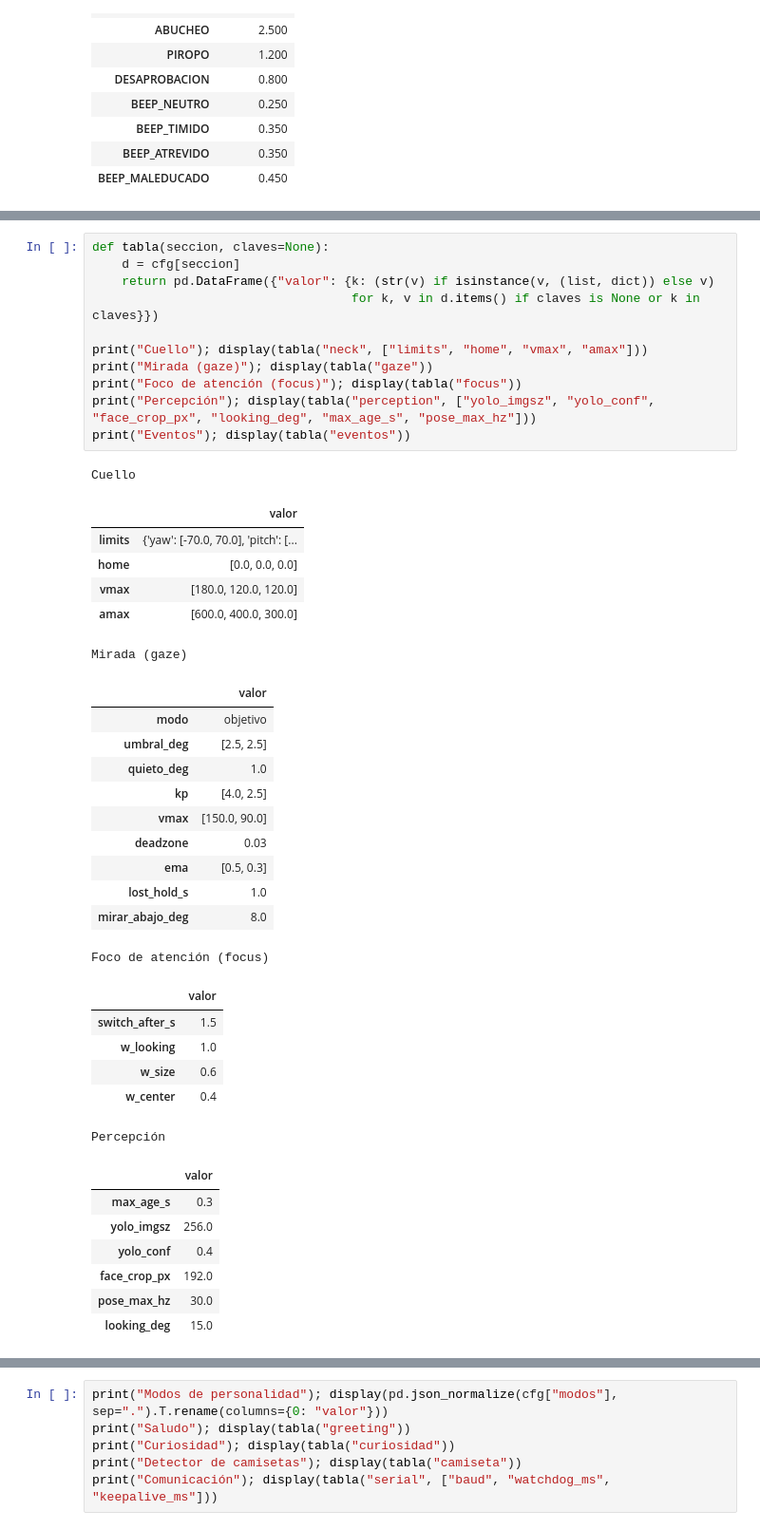
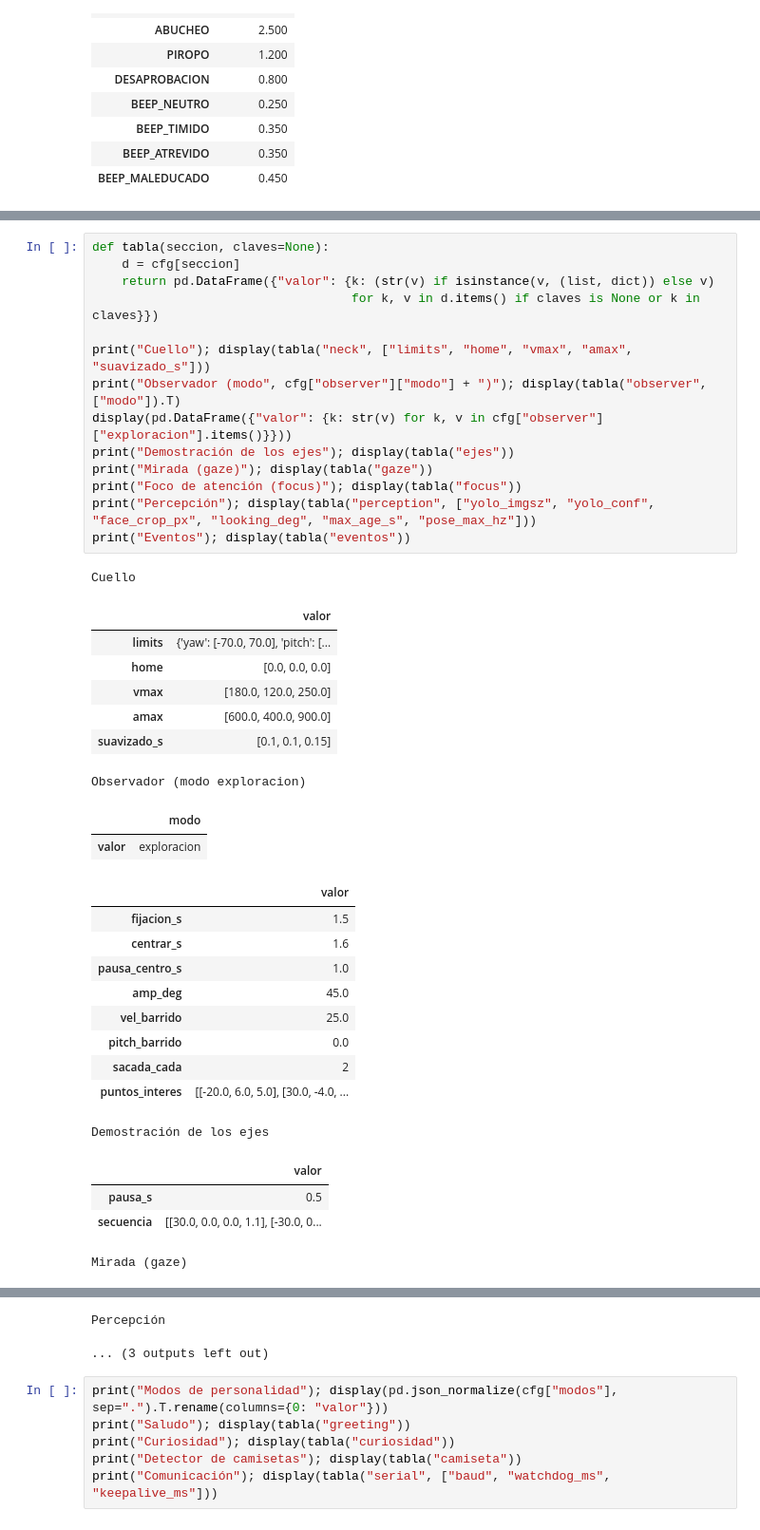
Before and after one commit to HecVelaz/keepon-pro, a Jupyter notebook: docs/informe/Informe_técnico.ipynb, the cells around one changed output, grey strips where cells are left out. Shown at 95% size. Cells and saved outputs as stored; diff of their text form.

```diff
--- a/docs/informe/Informe_técnico.ipynb
+++ b/docs/informe/Informe_técnico.ipynb
@@ -520,43 +534,39 @@ Valores de `config.yaml` de la versión indicada en la portada (la celda de abaj
 # %%
 def tabla(seccion, claves=None):
     d = cfg[seccion]
     return pd.DataFrame({"valor": {k: (str(v) if isinstance(v, (list, dict)) else v)
                                    for k, v in d.items() if claves is None or k in claves}})
 
-print("Cuello"); display(tabla("neck", ["limits", "home", "vmax", "amax"]))
+print("Cuello"); display(tabla("neck", ["limits", "home", "vmax", "amax", "suavizado_s"]))
+print("Observador (modo", cfg["observer"]["modo"] + ")"); display(tabla("observer", ["modo"]).T)
+display(pd.DataFrame({"valor": {k: str(v) for k, v in cfg["observer"]["exploracion"].items()}}))
+print("Demostración de los ejes"); display(tabla("ejes"))
 print("Mirada (gaze)"); display(tabla("gaze"))
 print("Foco de atención (focus)"); display(tabla("focus"))
 print("Percepción"); display(tabla("perception", ["yolo_imgsz", "yolo_conf", "face_crop_px", "looking_deg", "max_age_s", "pose_max_hz"]))
 print("Eventos"); display(tabla("eventos"))
 # %% [output]
 Cuello
 |  | valor |
 | limits | {'yaw': [-70.0, 70.0], 'pitch': [... |
 | home | [0.0, 0.0, 0.0] |
-| vmax | [180.0, 120.0, 120.0] |
-| amax | [600.0, 400.0, 300.0] |
+| vmax | [180.0, 120.0, 250.0] |
+| amax | [600.0, 400.0, 900.0] |
+| suavizado_s | [0.1, 0.1, 0.15] |
-Mirada (gaze)
+Observador (modo exploracion)
-|  | valor |
-| modo | objetivo |
-| umbral_deg | [2.5, 2.5] |
-| quieto_deg | 1.0 |
-| kp | [4.0, 2.5] |
-| vmax | [150.0, 90.0] |
-| deadzone | 0.03 |
-| ema | [0.5, 0.3] |
-| lost_hold_s | 1.0 |
-| mirar_abajo_deg | 8.0 |
+|  | modo |
+| valor | exploracion |
+|  | valor |
+| fijacion_s | 1.5 |
+| centrar_s | 1.6 |
+| pausa_centro_s | 1.0 |
+| amp_deg | 45.0 |
+| vel_barrido | 25.0 |
+| pitch_barrido | 0.0 |
+| sacada_cada | 2 |
+| puntos_interes | [[-20.0, 6.0, 5.0], [30.0, -4.0, ... |
-Foco de atención (focus)
+Demostración de los ejes
-|  | valor |
-| switch_after_s | 1.5 |
-| w_looking | 1.0 |
-| w_size | 0.6 |
-| w_center | 0.4 |
+|  | valor |
+| pausa_s | 0.5 |
+| secuencia | [[30.0, 0.0, 0.0, 1.1], [-30.0, 0... |
-Percepción
+Mirada (gaze)
-|  | valor |
-| max_age_s | 0.3 |
-| yolo_imgsz | 256.0 |
-| yolo_conf | 0.4 |
-| face_crop_px | 192.0 |
-| pose_max_hz | 30.0 |
-| looking_deg | 15.0 |
@@ -578,3 +589,5 @@ Eventos
+Percepción
+... (3 outputs left out)
 # %%
 print("Modos de personalidad"); display(pd.json_normalize(cfg["modos"], sep=".").T.rename(columns={0: "valor"}))
 print("Saludo"); display(tabla("greeting"))
```
Also changed, not shown: parts of 20 cells of this notebook, 3 other files.
